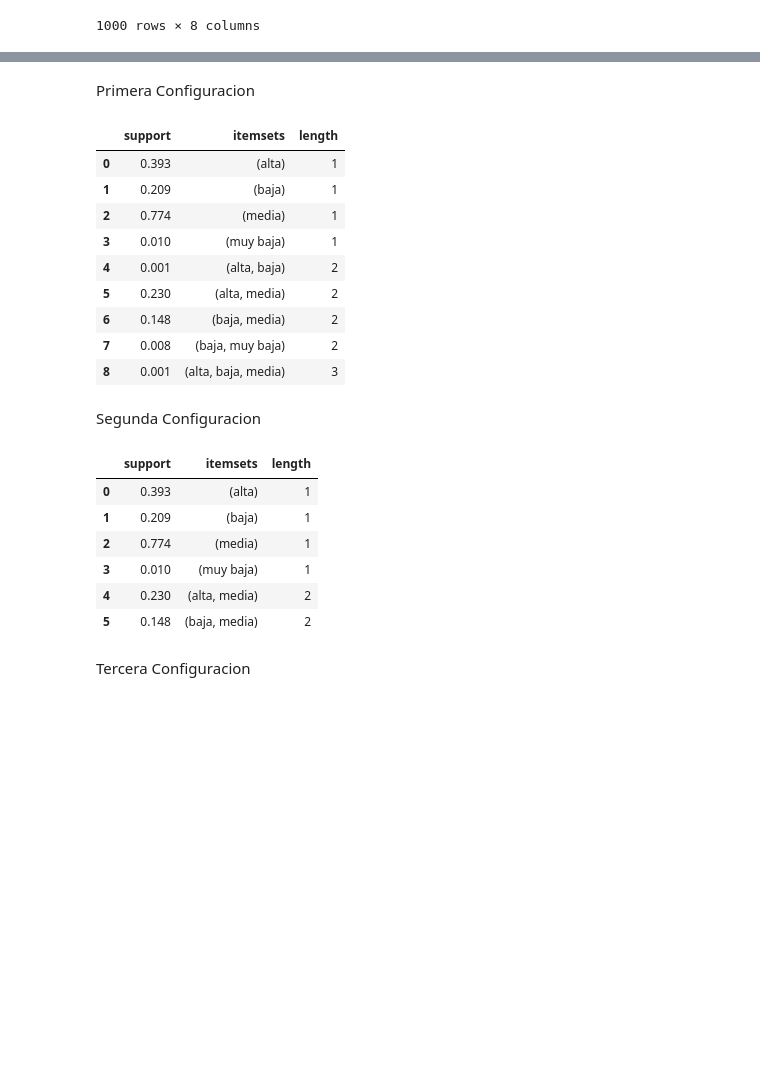
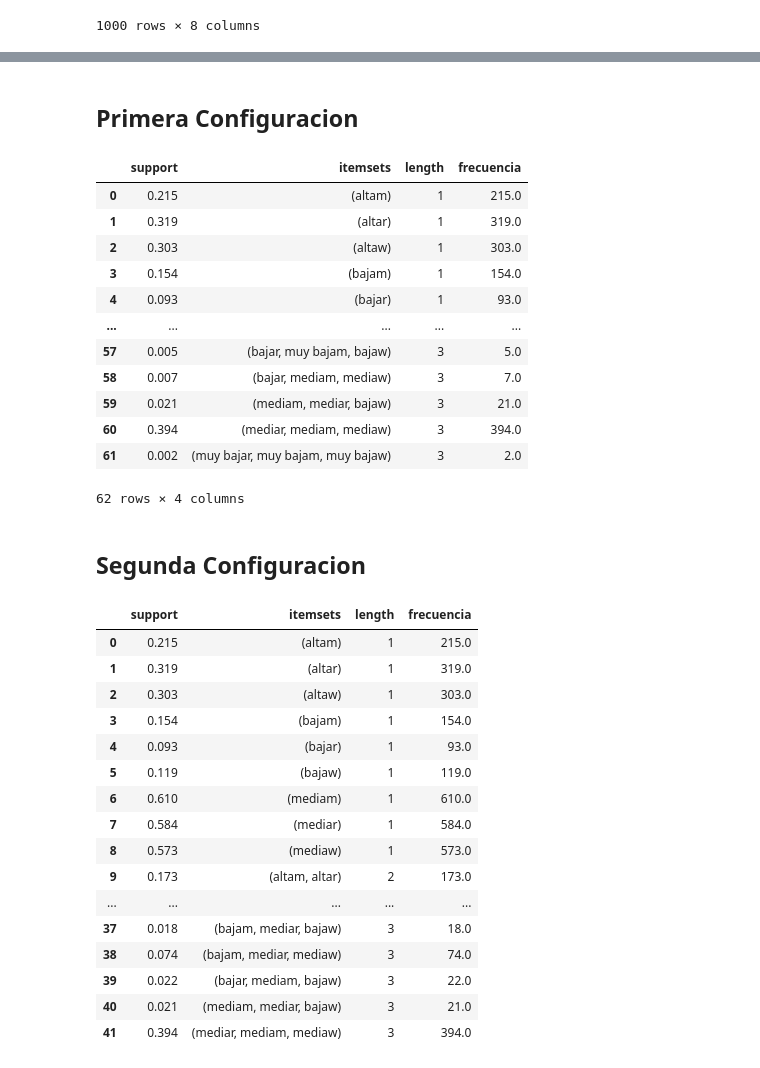
Before and after one commit to roig7/Practicamining2, a Jupyter notebook: LAB02-GRUPORoigChavarri/Practica1Asociacion.ipynb, the cells around one changed output, grey strips where cells are left out. Cells and saved outputs as stored; diff of their text form; code cells hidden in the pictures; blank space fills up the shorter version.

```diff
--- a/LAB02-GRUPORoigChavarri/Practica1Asociacion.ipynb
+++ b/LAB02-GRUPORoigChavarri/Practica1Asociacion.ipynb
@@ -31,7 +33,7 @@ conditionlist = [
     (data['math score'] >= 26) & (data['math score'] <=51),
     (data['math score'] >= 52) & (data['math score'] <=77),
     (data['math score'] > 78)]
-choicelist = ['muy baja', 'baja', 'media','alta']
+choicelist = ['muy bajam', 'bajam', 'mediam','altam']
 data['math score'] = np.select(conditionlist, choicelist, default='Not Specified')
 data
 # %% [output]
@@ -55,7 +57,7 @@ conditionlist = [
     (data['reading score'] >= 26) & (data['reading score'] <=50),
     (data['reading score'] >= 51) & (data['reading score'] <=76),
     (data['reading score'] > 76)]
-choicelist = ['muy baja', 'baja', 'media','alta']
+choicelist = ['muy bajar', 'bajar', 'mediar','altar']
 data['reading score'] = np.select(conditionlist, choicelist, default='Not Specified')
 data
 # %% [output]
@@ -79,7 +81,7 @@ conditionlist = [
     (data['writing score'] >= 26) & (data['writing score'] <=50),
     (data['writing score'] >= 51) & (data['writing score'] <=76),
     (data['writing score'] > 76)]
-choicelist = ['muy baja', 'baja', 'media','alta']
+choicelist = ['muy bajaw', 'bajaw', 'mediaw','altaw']
 data['writing score'] = np.select(conditionlist, choicelist, default='Not Specified')
 data
 # %% [output]
@@ -113,36 +115,49 @@ te = TransactionEncoder()
 te_ary = te.fit(datos).transform(datos)
 df = pd.DataFrame(te_ary, columns=te.columns_)
 df=df.drop(columns='Not Specified')
-# %% [markdown]
-Primera Configuracion
+# %% [markdown]
+## Primera Configuracion
 # %%
-association_rules = apriori(df, min_support=0.001,use_colnames=True)
-association_rules['length']=association_rules['itemsets'].apply(lambda x: len(x))
-association_rules
+association_rules1 = apriori(df, min_support=0.001,use_colnames=True)
+association_rules1['length']=association_rules1['itemsets'].apply(lambda x: len(x))
+association_rules1['frecuencia']=association_rules1['support']*len(data.index)
+association_rules1
 # %% [output]
-|  | support | itemsets | length |
-| 0 | 0.393 | (alta) | 1 |
-| 1 | 0.209 | (baja) | 1 |
-| 2 | 0.774 | (media) | 1 |
-| 3 | 0.010 | (muy baja) | 1 |
-| 4 | 0.001 | (alta, baja) | 2 |
-| 5 | 0.230 | (alta, media) | 2 |
-| 6 | 0.148 | (baja, media) | 2 |
-| 7 | 0.008 | (baja, muy baja) | 2 |
-| 8 | 0.001 | (alta, baja, media) | 3 |
+|  | support | itemsets | length | frecuencia |
+| 0 | 0.215 | (altam) | 1 | 215.0 |
+| 1 | 0.319 | (altar) | 1 | 319.0 |
+| 2 | 0.303 | (altaw) | 1 | 303.0 |
+| 3 | 0.154 | (bajam) | 1 | 154.0 |
+| 4 | 0.093 | (bajar) | 1 | 93.0 |
+| ... | ... | ... | ... | ... |
+| 57 | 0.005 | (bajar, muy bajam, bajaw) | 3 | 5.0 |
+| 58 | 0.007 | (bajar, mediam, mediaw) | 3 | 7.0 |
+| 59 | 0.021 | (mediam, mediar, bajaw) | 3 | 21.0 |
+| 60 | 0.394 | (mediar, mediam, mediaw) | 3 | 394.0 |
+| 61 | 0.002 | (muy bajar, muy bajam, muy bajaw) | 3 | 2.0 |
+62 rows × 4 columns
-# %% [markdown]
-Segunda Configuracion
+# %% [markdown]
+## Segunda Configuracion
 # %%
-association_rules = apriori(df, min_support=0.01,use_colnames=True)
-association_rules['length']=association_rules['itemsets'].apply(lambda x: len(x))
-association_rules
+association_rules2 = apriori(df, min_support=0.01,use_colnames=True)
+association_rules2['length']=association_rules2['itemsets'].apply(lambda x: len(x))
+association_rules2['frecuencia']=association_rules2['support']*len(data.index)
+association_rules2
 # %% [output]
-|  | support | itemsets | length |
-| 0 | 0.393 | (alta) | 1 |
-| 1 | 0.209 | (baja) | 1 |
-| 2 | 0.774 | (media) | 1 |
-| 3 | 0.010 | (muy baja) | 1 |
-| 4 | 0.230 | (alta, media) | 2 |
-| 5 | 0.148 | (baja, media) | 2 |
+|  | support | itemsets | length | frecuencia |
+| 0 | 0.215 | (altam) | 1 | 215.0 |
+| 1 | 0.319 | (altar) | 1 | 319.0 |
+| 2 | 0.303 | (altaw) | 1 | 303.0 |
+| 3 | 0.154 | (bajam) | 1 | 154.0 |
+| 4 | 0.093 | (bajar) | 1 | 93.0 |
+| 5 | 0.119 | (bajaw) | 1 | 119.0 |
+| 6 | 0.610 | (mediam) | 1 | 610.0 |
+| 7 | 0.584 | (mediar) | 1 | 584.0 |
+| 8 | 0.573 | (mediaw) | 1 | 573.0 |
+| 9 | 0.173 | (altam, altar) | 2 | 173.0 |
+| ... | ... | ... | ... | ... |
+| 37 | 0.018 | (bajam, mediar, bajaw) | 3 | 18.0 |
+| 38 | 0.074 | (bajam, mediar, mediaw) | 3 | 74.0 |
+| 39 | 0.022 | (bajar, mediam, bajaw) | 3 | 22.0 |
+| 40 | 0.021 | (mediam, mediar, bajaw) | 3 | 21.0 |
+| 41 | 0.394 | (mediar, mediam, mediaw) | 3 | 394.0 |
-# %% [markdown]
-Tercera Configuracion
```
Also changed, not shown: parts of 22 cells of this notebook.
